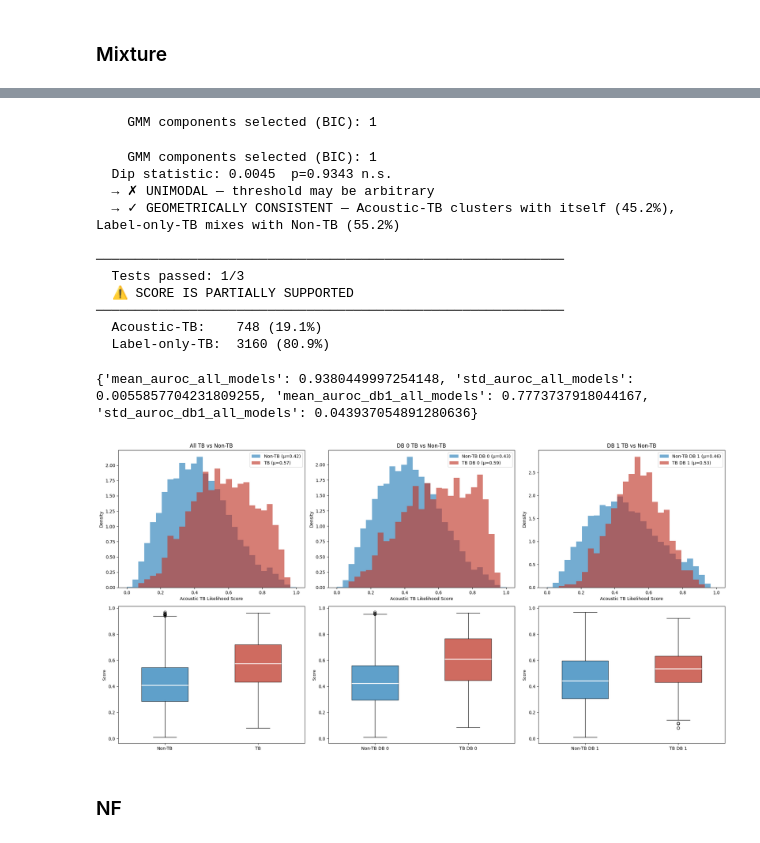
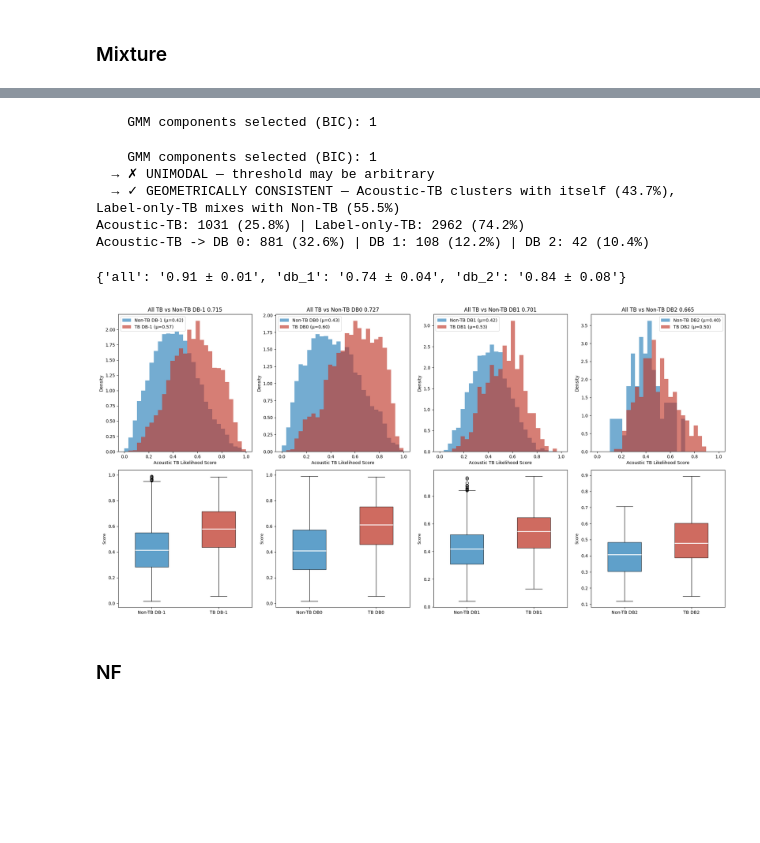
Before and after one commit to arkiven4/NXSCough, a Jupyter notebook: notebooks/qwen_embeddingInnerclass.ipynb, the cells around one changed output, grey strips where cells are left out. Drawn from its saved outputs; the diff is of its cells as text; code cells hidden in the pictures; blank space fills up the shorter version.

```diff
--- a/notebooks/qwen_embeddingInnerclass.ipynb
+++ b/notebooks/qwen_embeddingInnerclass.ipynb
@@ -1323,7 +1443,7 @@ raw_emb = np.stack(df_combine['embed'].values)
 db_labels = df_combine['db'].values
 disease_labels = df_combine['disease_status'].values
 # %%
-contamination = 0.05
+contamination = 0.03
 pca = PCA(n_components=min(50, raw_emb.shape[1]), random_state=42)
 emb_pca = pca.fit_transform(raw_emb)
 
@@ -1446,13 +1565,14 @@ df_current = df_combine
 #df_current = df_patient
 # %%
 raw_emb = np.stack(df_current['embed'].values)
-raw_emb= raw_emb / (np.linalg.norm(raw_emb, axis=1, keepdims=True) + 1e-12)
+#raw_emb = raw_emb / (np.linalg.norm(raw_emb, axis=1, keepdims=True) + 1e-12)
 db_labels = df_current['db'].values
 disease_labels = df_current['disease_status'].values
 
 tb_mask = disease_labels == 1
 tb_mask0 = (disease_labels == 1) & (db_labels == 0)
 tb_mask1 = (disease_labels== 1) & (db_labels == 1)
+tb_mask2 = (disease_labels== 1) & (db_labels == 2)
 # %%
 all_scores = {}
 variance_threshold = 0.95
@@ -1637,11 +1710,8 @@ If they're multi-modal, GMM/DPGMM will outperform it.
 Uses diagonal covariance for stability in high dimensions.
 Falls back to spherical if diagonal is still singular.
 """
-
-from sklearn.mixture import GaussianMixture
-
 def fit_single_gaussian(data):
-    g = GaussianMixture(n_components=1, covariance_type="diag", random_state=42, n_init=3)
+    g = GaussianMixture(n_components=2, covariance_type="diag", random_state=42, n_init=3)
     g.fit(data)
     return g
 
@@ -1653,15 +1723,6 @@ log_p_nontb = g_nontb.score_samples(emb_reduced)
 
 all_scores["glr"] = _minmax_normalize(_posterior(log_p_tb, log_p_nontb))
 validate_acoustic_score_indiv(emb_reduced, disease_labels, all_scores["glr"])
-evaluate_acoustic_tb(df_current, all_scores["glr"])
-
-masks = [ (tb_mask, "TB", "Non-TB"), (tb_mask0, "TB DB 0", "Non-TB DB 0"), (tb_mask1, "TB DB 1", "Non-TB DB 1")]
-plot_tb_score_distributions(
-    all_scores=all_scores,
-    score_key="glr",
-    bins=bins,
-    colors=colors,
-    masks=masks,
-    titles=[ "All TB vs Non-TB", "DB 0 TB vs Non-TB", "DB 1 TB vs Non-TB"]
-)
+df_temp = evaluate_acoustic_tb(df_current, all_scores["glr"])
+plot_tb_score_distributions(df_temp, bins=bins, colors=colors)
 # %% [output]
@@ -1688,59 +1743,44 @@ Each GMM models the multi-modal, non-linear structure of its class.
 Score = P(x | GMM_TB) / (P(x | GMM_TB) + P(x | GMM_NonTB))
         = Bayesian posterior P(TB | x) assuming equal class priors.
 
 Unlike LDA, this:
     - Handles multi-modal distributions (multiple acoustic TB subtypes)
     - Captures non-linear cluster shapes via mixture of Gaussians
     - Gives a proper probabilistic score with Bayesian interpretation
 
 n_components auto-selected via BIC if not provided.
 
 Parameters
 ----------
 n_components_tb    : GMM components for TB class (None = auto via BIC)
 n_components_nontb : GMM components for Non-TB class (None = auto via BIC)
 """
 gmm_tb = best_gmm(tb_emb, max_k=1, random_state=42)
 gmm_nontb = best_gmm(nontb_emb, max_k=1, random_state=42)
 
 # Log-likelihoods
 log_p_tb    = gmm_tb.score_samples(emb_reduced)    # (N,) log P(x | TB)
 log_p_nontb = gmm_nontb.score_samples(emb_reduced) # (N,) log P(x | Non-TB)
 
 # # Stable log-sum-exp for posterior
 # # P(TB|x) = exp(log_p_tb) / (exp(log_p_tb) + exp(log_p_nontb)) , The probability that the sample has TB given the observed data x
-log_max = np.maximum(log_p_tb, log_p_nontb)
-posterior_tb = np.exp(log_p_tb - log_max) / (np.exp(log_p_tb - log_max) + np.exp(log_p_nontb - log_max) + 1e-8)
-posterior_tb = posterior_tb.astype(np.float32)
-#posterior_tb = _posterior(log_p_tb, log_p_nontb)
+# log_max = np.maximum(log_p_tb, log_p_nontb)
+# posterior_tb = np.exp(log_p_tb - log_max) / (np.exp(log_p_tb - log_max) + np.exp(log_p_nontb - log_max) + 1e-8)
+# posterior_tb = posterior_tb.astype(np.float32)
+posterior_tb = _posterior(log_p_tb, log_p_nontb)
 all_scores["gmm"] = posterior_tb
 validate_acoustic_score_indiv(emb_reduced, disease_labels, all_scores["gmm"])
-evaluate_acoustic_tb(df_current, all_scores["gmm"])
-
-masks = [ (tb_mask, "TB", "Non-TB"), (tb_mask0, "TB DB 0", "Non-TB DB 0"), (tb_mask1, "TB DB 1", "Non-TB DB 1")]
-plot_tb_score_distributions(
-    all_scores=all_scores,
-    score_key="gmm",
-    bins=bins,
-    colors=colors,
-    masks=masks,
-    titles=[ "All TB vs Non-TB", "DB 0 TB vs Non-TB", "DB 1 TB vs Non-TB"]
-)
+df_temp = evaluate_acoustic_tb(df_current, all_scores["gmm"])
+plot_tb_score_distributions(df_temp, bins=bins, colors=colors)
 # %% [output]
     GMM components selected (BIC): 1
     GMM components selected (BIC): 1
-  Dip statistic: 0.0045  p=0.9343 n.s.
   → ✗ UNIMODAL — threshold may be arbitrary
-  → ✓ GEOMETRICALLY CONSISTENT — Acoustic-TB clusters with itself (45.2%), Label-only-TB mixes with Non-TB (55.2%)
-
-────────────────────────────────────────────────────────────
-  Tests passed: 1/3
-  ⚠ SCORE IS PARTIALLY SUPPORTED
-────────────────────────────────────────────────────────────
-  Acoustic-TB:    748 (19.1%)
-  Label-only-TB:  3160 (80.9%)
+  → ✓ GEOMETRICALLY CONSISTENT — Acoustic-TB clusters with itself (43.7%), Label-only-TB mixes with Non-TB (55.5%)
+Acoustic-TB: 1031 (25.8%) | Label-only-TB: 2962 (74.2%)
+Acoustic-TB -> DB 0: 881 (32.6%) | DB 1: 108 (12.2%) | DB 2: 42 (10.4%)
-{'mean_auroc_all_models': 0.9380449997254148, 'std_auroc_all_models': 0.0055857704231809255, 'mean_auroc_db1_all_models': 0.7773737918044167, 'std_auroc_db1_all_models': 0.043937054891280636}
+{'all': '0.91 ± 0.01', 'db_1': '0.74 ± 0.04', 'db_2': '0.84 ± 0.08'}
-[figure, old version]
+[figure, new version]
 # %% [markdown]
 ### NF
 # %%
```
Also changed, not shown: parts of 31 cells of this notebook, 1 other file.
